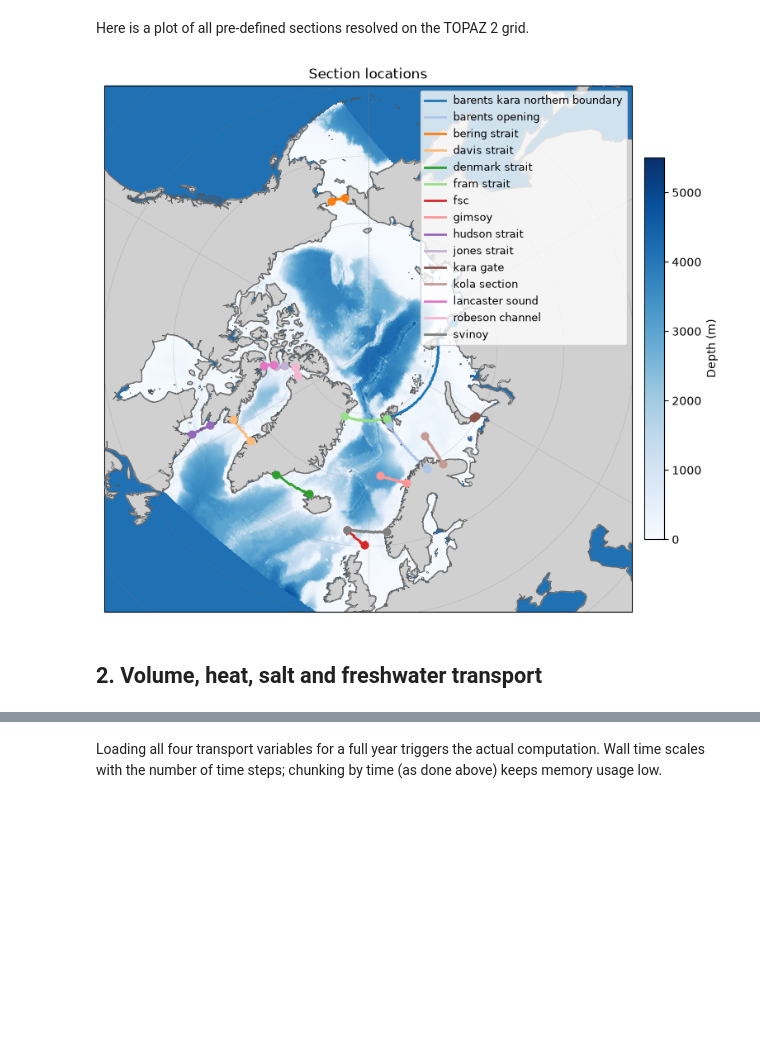
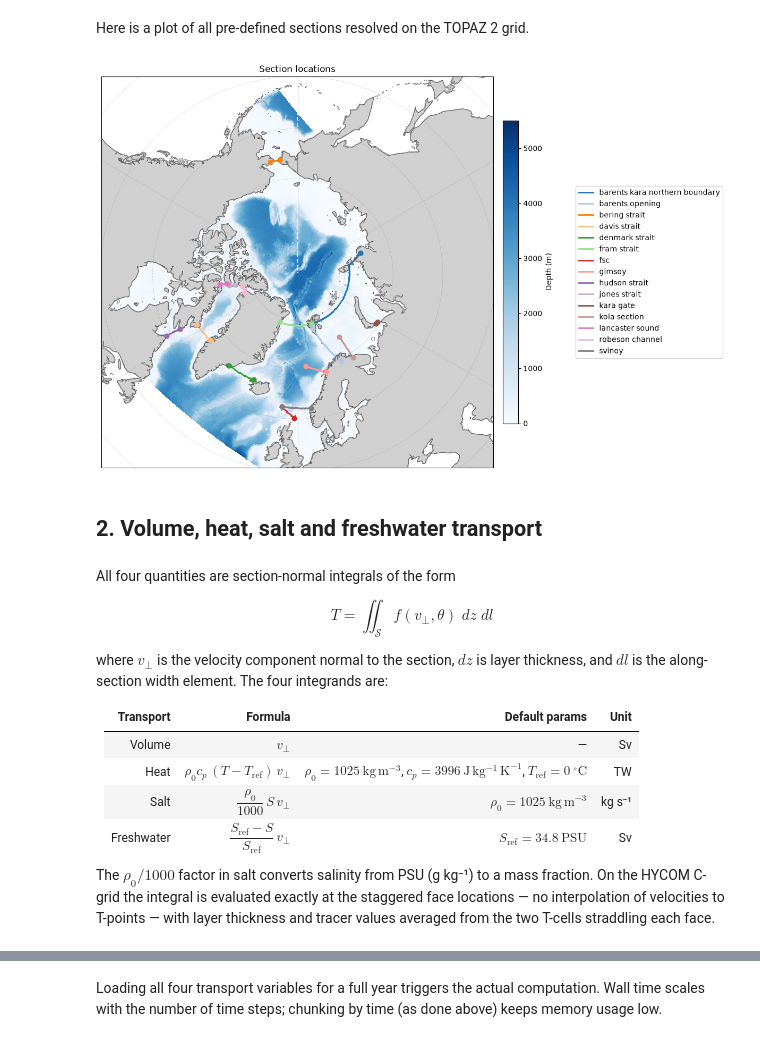
Before and after one commit to nansencenter/xhycom, a Jupyter notebook: docs/transects_transports.ipynb, the cells around one changed output, grey strips where cells are left out. Saved outputs shown, nothing was run; the diff lists cells and outputs as text; code cells hidden in the pictures; blank space fills up the shorter version.

Commit message:
Updated transport notebook

```diff
--- a/docs/transects_transports.ipynb
+++ b/docs/transects_transports.ipynb
@@ -137,36 +137,66 @@ import cartopy.crs as ccrs
 import cartopy.feature as cfeature
 # %%
 proj = ccrs.NorthPolarStereo(central_longitude=0.0)
-fig, ax = plt.subplots(figsize=(8, 8), subplot_kw={"projection": proj})
+fig, ax = plt.subplots(figsize=(12, 10), subplot_kw={"projection": proj})
 ax.set_extent([-180, 180, 50, 90], crs=ccrs.PlateCarree())
+
+lon = bathy.lon.values
+lat = bathy.lat.values
+depth = bathy["depth"].copy()
+
+# mask cells that straddle the dateline — their huge lon jump causes pcolormesh
+# to paint a cross-domain slab that bleeds into NaN (out-of-domain) areas
+dlon_x = np.diff(lon, axis=1)
+dlon_y = np.diff(lon, axis=0)
+bad_wrap = np.zeros(lon.shape, dtype=bool)
+bad_wrap[:, 1:]  |= np.abs(dlon_x) > 180
+bad_wrap[:, :-1] |= np.abs(dlon_x) > 180
+bad_wrap[1:, :]  |= np.abs(dlon_y) > 180
+bad_wrap[:-1, :] |= np.abs(dlon_y) > 180
+depth = depth.where(~xr.DataArray(bad_wrap, dims=depth.dims))
 
 cmap = plt.cm.Blues.copy()
 cmap.set_bad("none")
 pcm = ax.pcolormesh(
-    bathy.lon.values, bathy.lat.values, bathy["depth"].values,
+    lon, lat, depth.values,
     transform=ccrs.PlateCarree(),
     cmap=cmap, vmin=0, vmax=5500, shading="nearest", zorder=1,
 )
 plt.colorbar(pcm, ax=ax, shrink=0.6, pad=0.02, label="Depth (m)")
 
 ax.add_feature(cfeature.LAND, facecolor="#d0d0d0", edgecolor="#888", zorder=2)
 ax.add_feature(cfeature.COASTLINE.with_scale("50m"), edgecolor="#555", linewidth=0.5, zorder=3)
 ax.gridlines(linewidth=0.4, linestyle="--", color="grey", alpha=0.5)
 
 colors = plt.cm.tab20.colors
 for idx, (name, rt) in enumerate(named_resolved.items()):
     col = colors[idx % len(colors)]
     ax.plot(rt.cell_lon, rt.cell_lat, transform=ccrs.PlateCarree(),
             color=col, lw=2, label=name.replace("_", " "))
     ax.scatter(rt.cell_lon[[0, -1]], rt.cell_lat[[0, -1]],
                transform=ccrs.PlateCarree(), color=col, s=40, zorder=5)
 
-ax.legend(loc="upper right", fontsize=9, framealpha=0.8)
+ax.legend(loc="center left", bbox_to_anchor=(1.2, 0.5))
 ax.set_title("Section locations", fontsize=12)
 plt.tight_layout()
 # %% [output]
-[figure, old version]
+[figure, new version]
 # %% [markdown]
 ## 2. Volume, heat, salt and freshwater transport
+# %% [markdown]
+All four quantities are section-normal integrals of the form
+
+$$T = \iint_{\mathcal{S}} f(v_\perp, \theta) \; dz \; dl$$
+
+where $v_\perp$ is the velocity component normal to the section, $dz$ is layer thickness, and $dl$ is the along-section width element.  The four integrands are:
+
+| Transport | Formula | Default params | Unit |
+|---|---|---|---|
+| Volume | $v_\perp$ | — | Sv |
+| Heat | $\rho_0 c_p \,(T - T_\mathrm{ref})\, v_\perp$ | $\rho_0 = 1025\ \mathrm{kg\,m^{-3}}$, $c_p = 3996\ \mathrm{J\,kg^{-1}\,K^{-1}}$, $T_\mathrm{ref} = 0\ ^\circ\mathrm{C}$ | TW |
+| Salt | $\dfrac{\rho_0}{1000}\, S\, v_\perp$ | $\rho_0 = 1025\ \mathrm{kg\,m^{-3}}$ | kg s⁻¹ |
+| Freshwater | $\dfrac{S_\mathrm{ref} - S}{S_\mathrm{ref}}\, v_\perp$ | $S_\mathrm{ref} = 34.8\ \mathrm{PSU}$ | Sv |
+
+The $\rho_0/1000$ factor in salt converts salinity from PSU (g kg⁻¹) to a mass fraction.  On the HYCOM C-grid the integral is evaluated exactly at the staggered face locations — no interpolation of velocities to T-points — with layer thickness and tracer values averaged from the two T-cells straddling each face.
 # %%
 ds = xhycom.open_mfdataset(DATA_PATH + "archm.2020*", grid=GRID_PATH, chunks={"time": 1}, postprocess=True)
```
Also changed, not shown: parts of 13 cells of this notebook.
